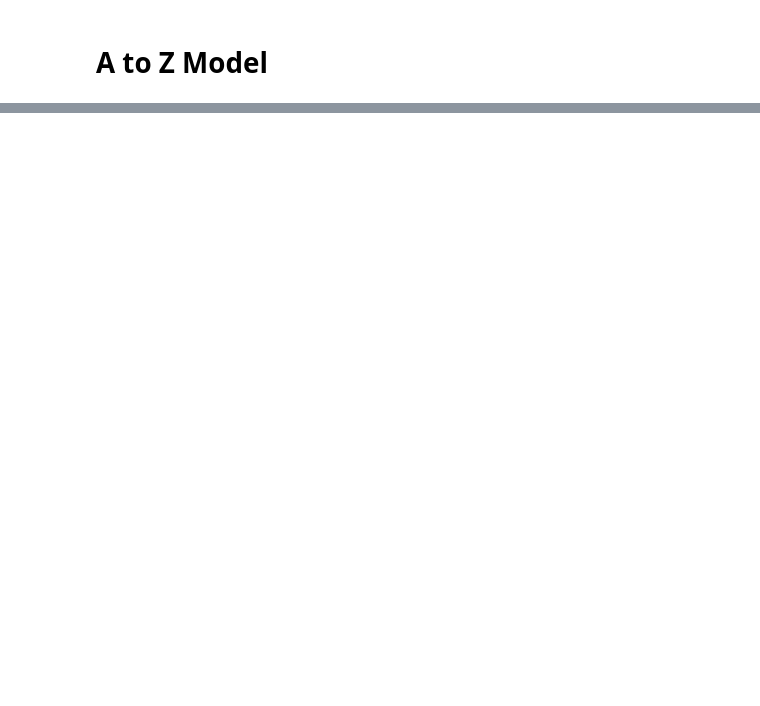
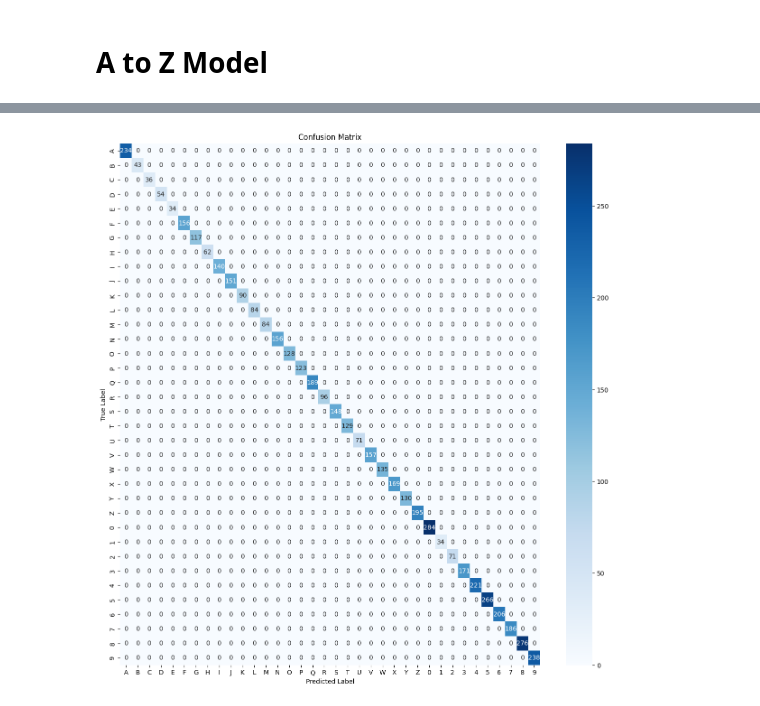
Before and after one commit to SwapnilK3/AtoZ-ISL, a Jupyter notebook: AtoZ.ipynb, the cells around one changed output, grey strips where cells are left out. Drawn from its saved outputs; the diff is of its cells as text; code cells hidden in the pictures; blank space fills up the shorter version.

```diff
--- a/AtoZ.ipynb
+++ b/AtoZ.ipynb
@@ -16,9 +16,9 @@ np.random.seed(RANDOM_SEED)
 tf.random.set_seed(RANDOM_SEED)
 
 # Paths
-dataset = 'model/AtoZ.csv'
-model_save_path = 'model/AtoZ.keras'
-tflite_save_path = 'model/keypoint_classifier.tflite'
+dataset = 'model/keypoint_classifier/AtoZ.csv'
+model_save_path = 'model/keypoint_classifier/AtoZ.keras'
+tflite_save_path = 'model/keypoint_classifier/keypoint_classifier.tflite'
 # %%
 
 # Number of classes (A-Z = 26)
@@ -104,12 +160,23 @@ y_pred_classes = np.argmax(y_pred, axis=1)
 # %%
+# Evaluate model
+val_loss, val_acc = model.evaluate(X_test, y_test, batch_size=32)
+print(f"\nValidation accuracy: {val_acc:.4f}")
+
+# Generate predictions
+y_pred = model.predict(X_test)
+y_pred_classes = np.argmax(y_pred, axis=1)
+
+# Prepare labels: digits 0-9 followed by letters A-Z
+labels = [chr(i + 65) for i in range(26)] + [str(i) for i in range(10)]
 
 # Plot confusion matrix
 plt.figure(figsize=(15, 15))
 cm = confusion_matrix(y_test, y_pred_classes)
 sns.heatmap(cm, annot=True, fmt='d', cmap='Blues',
-            xticklabels=[chr(i + 65) for i in range(NUM_CLASSES)],
-            yticklabels=[chr(i + 65) for i in range(NUM_CLASSES)])
+            xticklabels=labels,
+            yticklabels=labels)
 plt.title('Confusion Matrix')
 plt.ylabel('True Label')
 plt.xlabel('Predicted Label')
 plt.show()
+# %% [output]
@@ -116,3 +187,4 @@ plt.show()
+[figure, added]
 # %%
 
 # Print classification report
```
Also changed, not shown: parts of 8 cells of this notebook, 7 other files.
